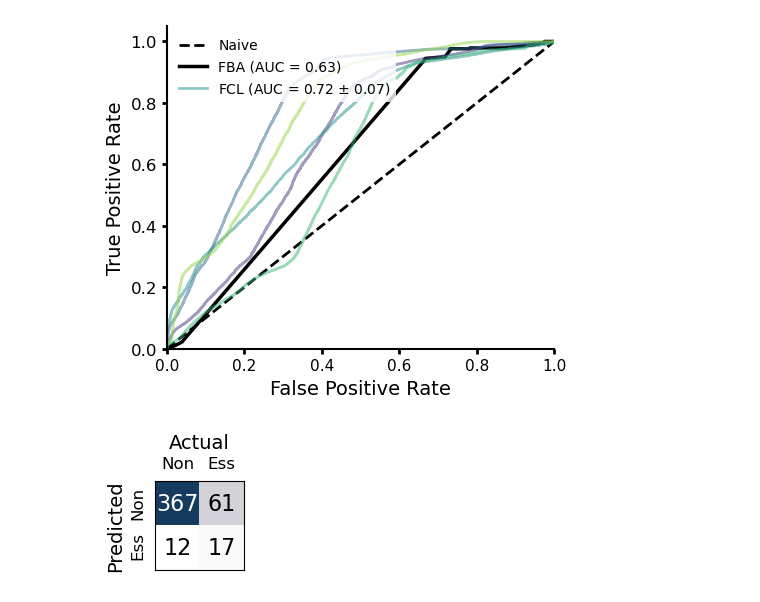
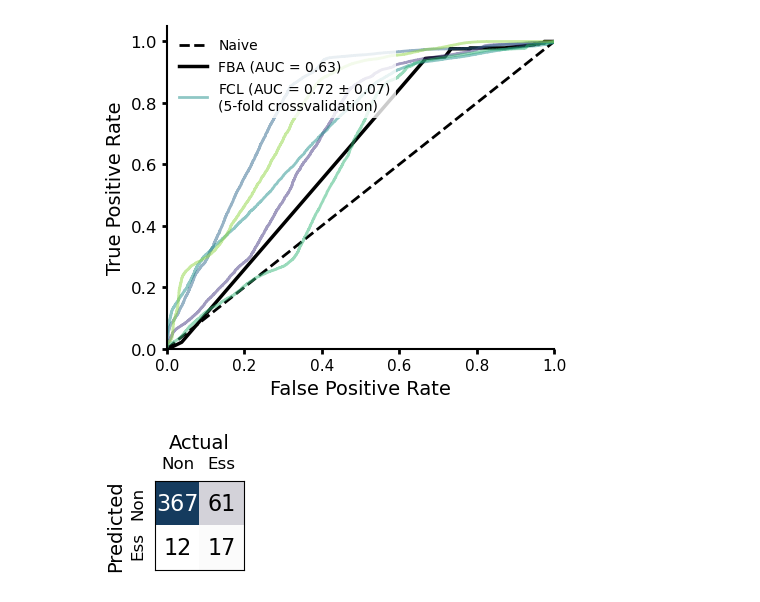
Before and after one commit to cjmerzbacher/deletionprediction, a Jupyter notebook: figures/fig3/fig3b.ipynb, the cells around one changed output. Drawn from its saved outputs; the diff is of its cells as text; code cells hidden in the pictures.

```diff
--- a/figures/fig3/fig3b.ipynb
+++ b/figures/fig3/fig3b.ipynb
@@ -37,7 +37,7 @@ for f in data.fold.unique():
     aucs.append(roc_auc)
     plt.plot(fpr, tpr, color=colors[f], lw=2, alpha=0.5)
 
-plt.plot(0,0, color=colors[2], lw=2, alpha=0.5, label=fr'FCL (AUC = {np.mean(aucs):.2f} $\pm$ {np.std(aucs):.2f})')
+plt.plot(0,0, color=colors[2], lw=2, alpha=0.5, label=fr'FCL (AUC = {np.mean(aucs):.2f} $\pm$ {np.std(aucs):.2f})'"\n"'(5-fold crossvalidation)')
 
 # Format ROC plot
 legend = ax.legend(fontsize=10, alignment='left', loc='upper left')
@@ -62,32 +62,32 @@ color2 = cmaps.lipari[75].colors
 unicolor_colormap = LinearSegmentedColormap.from_list("custom_palette", ['white', color2, color1], N=256)
 
 # Calculate average confusion matrix across folds
 cfs = []
 for f in range(5):
     fold_df = test_data.loc[test_data.fold == f]
     confusion_matrix = ko.knockout_confusion_matrix(fold_df, thresh=0.5)
     cfs.append(confusion_matrix)
 confusion_matrix = np.round(np.mean(cfs, axis=0),0)
 
 # Plot confusion matrix
 fig, ax = plt.subplots(figsize=(1.68, 1.77))
 cax = ax.matshow(confusion_matrix, cmap=unicolor_colormap)
 
 # Add text annotations
 for (i, j), val in np.ndenumerate(confusion_matrix):
     color = 'white' if i == 0 and j == 0 else 'black'
     ax.text(j, i, '{0:.0f}'.format(val), ha='center', va='center', color=color, fontsize=16)
 
 # Format confusion matrix plot
 ax.set_xticks([0, 1])
 ax.set_yticks([0.75, -0.25])
 ax.set_yticklabels(['Ess', 'Non'], rotation=90, fontsize=12)
 ax.set_xticklabels(['Non', 'Ess'], fontsize=12)
 ax.yaxis.set_tick_params(width=0, labelsize=12)
 ax.xaxis.set_tick_params(width=0, labelsize=12)
 ax.set_ylabel('Predicted', fontsize=14)
 ax.set_title('Actual', fontsize=14)
 fig.tight_layout()
 # %% [output]
-[figure, old version]
+[figure, new version]
 [figure]
```
Also changed, not shown: 12 other files.
